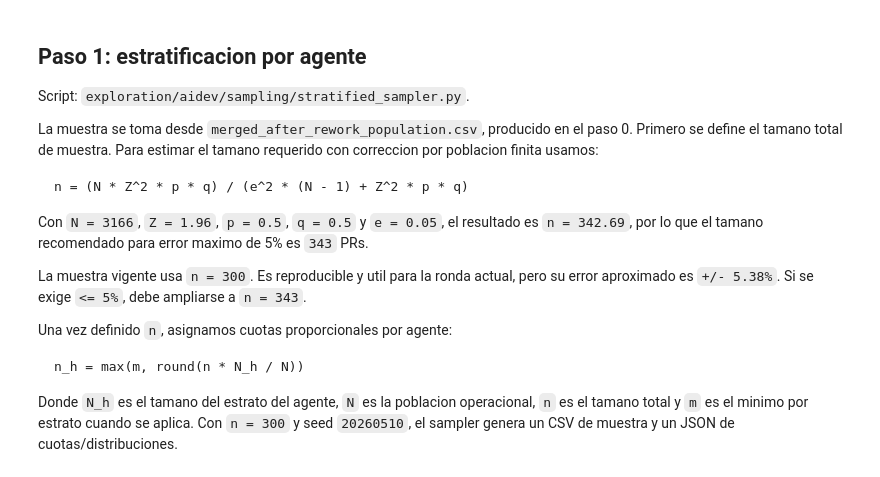
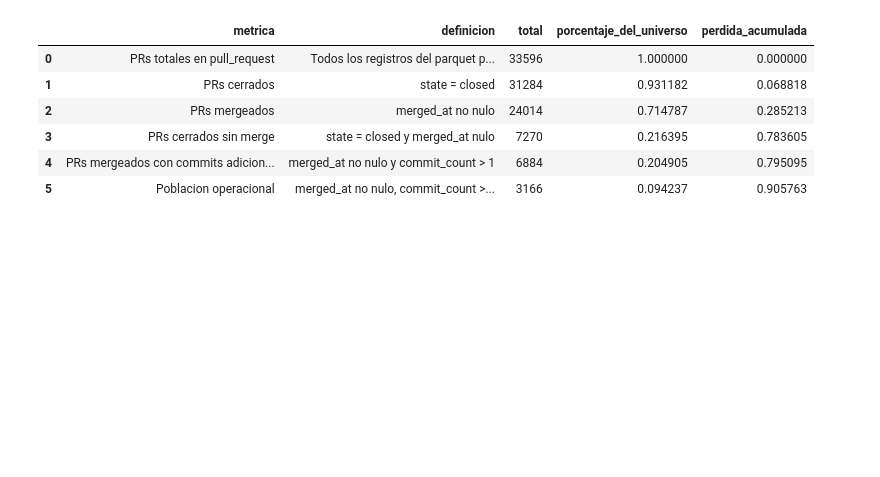
Before and after one commit to Diego-LC/proyecto-semestral-msr-aidev, a Jupyter notebook: exploration/aidev/notebooks/2026-05-26-merged-after-rework-flow.ipynb, the cells around one changed output. Cells and saved outputs as stored; diff of their text form; code cells hidden in the pictures; blank space fills up the shorter version.

Commit message:
Actualización de archivos del proyecto

````diff
--- a/exploration/aidev/notebooks/2026-05-26-merged-after-rework-flow.ipynb
+++ b/exploration/aidev/notebooks/2026-05-26-merged-after-rework-flow.ipynb
@@ -43,52 +45,40 @@ from pathlib import Path
 import sys
 
 import pandas as pd
-from IPython.display import display
 
 
-def resolve_notebook_repo_root() -> Path:
-    for start in [Path.cwd().resolve(), Path.cwd().resolve().parent]:
-        for candidate in [start, *start.parents]:
-            if (candidate / "exploration" / "aidev").exists():
-                return candidate
-    raise RuntimeError("No se encontro la raiz del repositorio; abre el notebook dentro del repo")
+def find_repo_root(start=Path.cwd()):
+    for path in [start.resolve(), *start.resolve().parents]:
+        if (path / "exploration" / "aidev").exists():
+            return path
+    raise RuntimeError("No se encontro la raiz del repositorio")
 
 
-ROOT = resolve_notebook_repo_root()
+ROOT = find_repo_root()
 if str(ROOT) not in sys.path:
     sys.path.insert(0, str(ROOT))
 
 from exploration.aidev.notebook_flow import (
     build_agent_distribution,
     build_evidence_tables,
+    build_files_table,
     build_funnel,
     build_outputs_flow,
-    build_population_artifact_table,
-    build_population_filter_table,
     build_preparation_flow,
-    build_sampling_artifact_table,
-    ensure_flow_outputs,
-    find_repo_root,
+    build_raw_overview,
+    build_template_preview,
+    load_flow_artifacts,
     validate_flow,
 )
-from exploration.aidev.sampling.population_filter import POPULATION_MODE
-from exploration.aidev.sampling.stratified_sampler import STRATA_FIELDS
+from exploration.aidev.preparation.rejection_cards import MANUAL_TEMPLATE_FIELDS
+from exploration.aidev.sampling.stratified_sampler import POPULATION_MODE, STRATA_FIELDS
 
-ROOT = find_repo_root(ROOT)
-artifacts = ensure_flow_outputs(ROOT)
-population_summary = artifacts.population_summary
+artifacts = load_flow_artifacts(ROOT)
 sampling_summary = artifacts.sampling_summary
 preparation_summary = artifacts.preparation_summary
-filter_counts = population_summary["population_filter_counts"]
-population_df = artifacts.population_df
+filter_counts = sampling_summary["population_filter_counts"]
 sample_df = artifacts.sample_df
 cards_df = artifacts.cards_df
 template_df = artifacts.template_df
 
-{
-    "population_mode": POPULATION_MODE,
-    "strata_fields": STRATA_FIELDS,
-    "population_rows": len(population_df),
-    "sample_rows": len(sample_df),
-    "card_rows": len(cards_df),
-}
+POPULATION_MODE, STRATA_FIELDS, MANUAL_TEMPLATE_FIELDS[-1], len(sample_df), len(cards_df)
@@ -124,22 +101,0 @@ population_df[[
-# %% [markdown]
-## Paso 1: estratificacion por agente
-
-Script: `exploration/aidev/sampling/stratified_sampler.py`.
-
-La muestra se toma desde `merged_after_rework_population.csv`, producido en el paso 0. Primero se define el tamano total de muestra. Para estimar el tamano requerido con correccion por poblacion finita usamos:
-
-```text
-n = (N * Z^2 * p * q) / (e^2 * (N - 1) + Z^2 * p * q)
-```
-
-Con `N = 3166`, `Z = 1.96`, `p = 0.5`, `q = 0.5` y `e = 0.05`, el resultado es `n = 342.69`, por lo que el tamano recomendado para error maximo de 5% es `343` PRs.
-
-La muestra vigente usa `n = 300`. Es reproducible y util para la ronda actual, pero su error aproximado es `+/- 5.38%`. Si se exige `<= 5%`, debe ampliarse a `n = 343`.
-
-Una vez definido `n`, asignamos cuotas proporcionales por agente:
-
-```text
-n_h = max(m, round(n * N_h / N))
-```
-
-Donde `N_h` es el tamano del estrato del agente, `N` es la poblacion operacional, `n` es el tamano total y `m` es el minimo por estrato cuando se aplica. Con `n = 300` y seed `20260510`, el sampler genera un CSV de muestra y un JSON de cuotas/distribuciones.
@@ -147,0 +102,10 @@ build_sampling_artifact_table(artifacts)
+# %%
+build_raw_overview(sampling_summary)
+# %% [output]
+|  | metrica | definicion | total | porcentaje_del_universo | perdida_acumulada |
+| 0 | PRs totales en pull_request | Todos los registros del parquet p... | 33596 | 1.000000 | 0.000000 |
+| 1 | PRs cerrados | state = closed | 31284 | 0.931182 | 0.068818 |
+| 2 | PRs mergeados | merged_at no nulo | 24014 | 0.714787 | 0.285213 |
+| 3 | PRs cerrados sin merge | state = closed y merged_at nulo | 7270 | 0.216395 | 0.783605 |
+| 4 | PRs mergeados con commits adicion... | merged_at no nulo y commit_count > 1 | 6884 | 0.204905 | 0.795095 |
+| 5 | Poblacion operacional | merged_at no nulo, commit_count >... | 3166 | 0.094237 | 0.905763 |
````
Also changed, not shown: parts of 36 cells of this notebook, 3 other files.
